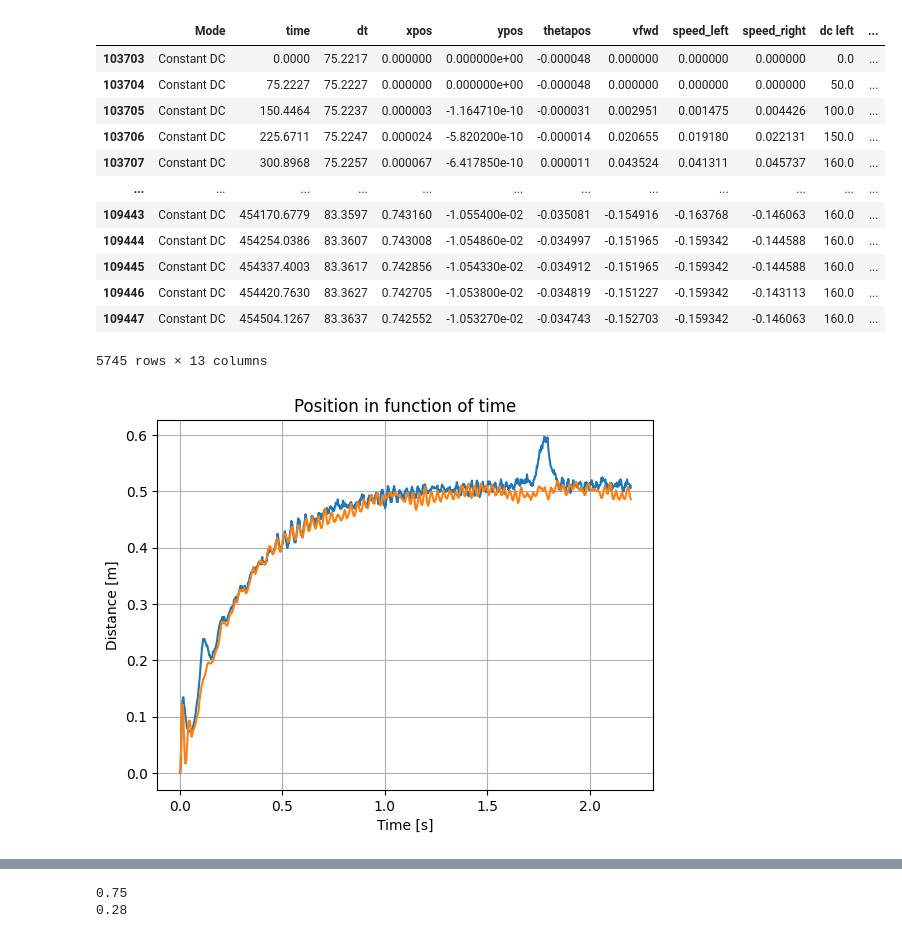
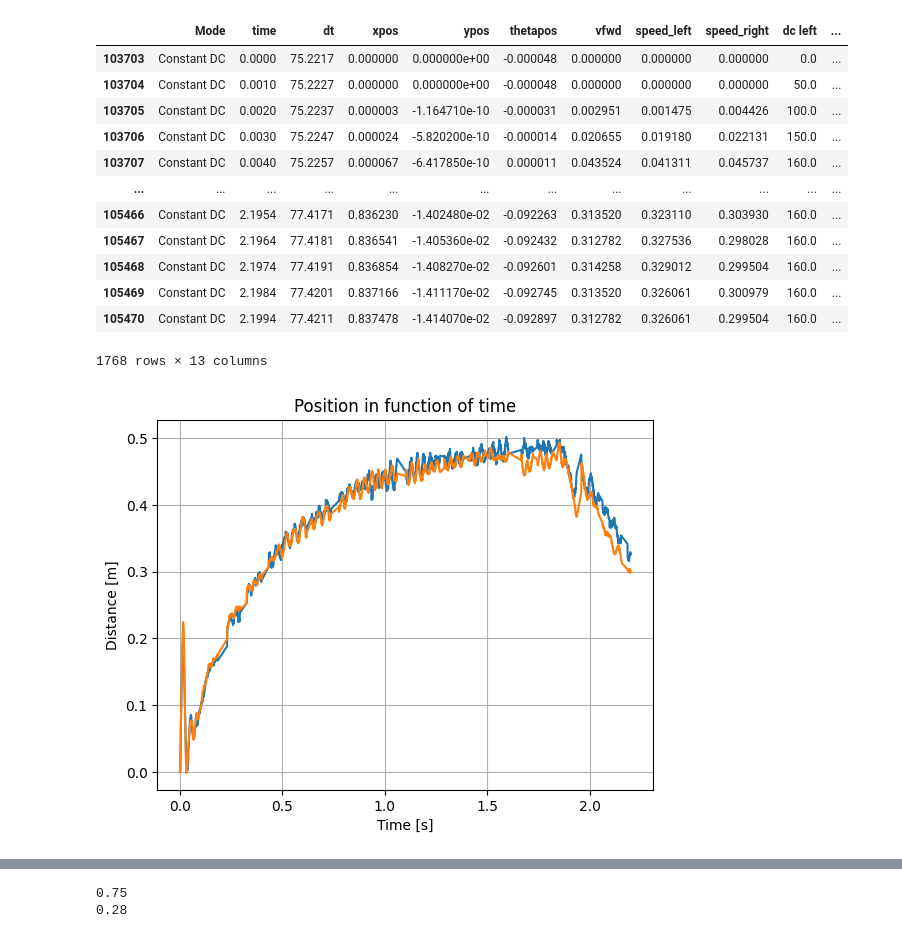
Before and after one commit to EthanD11/botlightyear, a Jupyter notebook: Teensy/OL_test/OLtest.ipynb, the cells around one changed output, grey strips where cells are left out. Cells and saved outputs as stored; diff of their text form; code cells hidden in the pictures.

```diff
--- a/Teensy/OL_test/OLtest.ipynb
+++ b/Teensy/OL_test/OLtest.ipynb
@@ -30,45 +30,45 @@ for i in range(ndata):
         current = re.sub("\nstate is.*", "\n", current, flags=re.S)
     try:
         splitted_data = current.strip().split("\n")
         mode = splitted_data[0].strip()
         data_mode[i] = mode
         data_np[:,i] = list(map(lambda x: float(x.split(" = ")[-1]), splitted_data[1:]))
 
     except:
         print("Error parsing sample number ", i, "\n")
         print(raw_data[i])
         print(current)
         break
 
 data = pd.DataFrame(data_np.T, columns=columns[1:])
 # data.insert(0,"time",np.cumsum(data["dt"]),False)
 data.insert(0,"time",data["dt"],False)
 data.insert(0,"Mode",data_mode,False)
 
 mask = data["Mode"] != "idle"
 t0 = data["time"][mask].iloc[0]
 
 data = data[mask]
 data.loc[:,"time"] = data["time"].iloc[:] - t0
-# mask = np.logical_and(mask, data["time"] <= 2.2)
+mask = np.logical_and(mask, data["time"] <= 2.2)
 data = data[mask]
 data
 data
 data
 # %% [output]
 |  | Mode | time | dt | xpos | ypos | thetapos | vfwd | speed_left | speed_right | dc left | ... |
 | 103703 | Constant DC | 0.0000 | 75.2217 | 0.000000 | 0.000000e+00 | -0.000048 | 0.000000 | 0.000000 | 0.000000 | 0.0 | ... |
-| 103704 | Constant DC | 75.2227 | 75.2227 | 0.000000 | 0.000000e+00 | -0.000048 | 0.000000 | 0.000000 | 0.000000 | 50.0 | ... |
-| 103705 | Constant DC | 150.4464 | 75.2237 | 0.000003 | -1.164710e-10 | -0.000031 | 0.002951 | 0.001475 | 0.004426 | 100.0 | ... |
-| 103706 | Constant DC | 225.6711 | 75.2247 | 0.000024 | -5.820200e-10 | -0.000014 | 0.020655 | 0.019180 | 0.022131 | 150.0 | ... |
-| 103707 | Constant DC | 300.8968 | 75.2257 | 0.000067 | -6.417850e-10 | 0.000011 | 0.043524 | 0.041311 | 0.045737 | 160.0 | ... |
+| 103704 | Constant DC | 0.0010 | 75.2227 | 0.000000 | 0.000000e+00 | -0.000048 | 0.000000 | 0.000000 | 0.000000 | 50.0 | ... |
+| 103705 | Constant DC | 0.0020 | 75.2237 | 0.000003 | -1.164710e-10 | -0.000031 | 0.002951 | 0.001475 | 0.004426 | 100.0 | ... |
+| 103706 | Constant DC | 0.0030 | 75.2247 | 0.000024 | -5.820200e-10 | -0.000014 | 0.020655 | 0.019180 | 0.022131 | 150.0 | ... |
+| 103707 | Constant DC | 0.0040 | 75.2257 | 0.000067 | -6.417850e-10 | 0.000011 | 0.043524 | 0.041311 | 0.045737 | 160.0 | ... |
 | ... | ... | ... | ... | ... | ... | ... | ... | ... | ... | ... | ... |
-| 109443 | Constant DC | 454170.6779 | 83.3597 | 0.743160 | -1.055400e-02 | -0.035081 | -0.154916 | -0.163768 | -0.146063 | 160.0 | ... |
-| 109444 | Constant DC | 454254.0386 | 83.3607 | 0.743008 | -1.054860e-02 | -0.034997 | -0.151965 | -0.159342 | -0.144588 | 160.0 | ... |
-| 109445 | Constant DC | 454337.4003 | 83.3617 | 0.742856 | -1.054330e-02 | -0.034912 | -0.151965 | -0.159342 | -0.144588 | 160.0 | ... |
-| 109446 | Constant DC | 454420.7630 | 83.3627 | 0.742705 | -1.053800e-02 | -0.034819 | -0.151227 | -0.159342 | -0.143113 | 160.0 | ... |
-| 109447 | Constant DC | 454504.1267 | 83.3637 | 0.742552 | -1.053270e-02 | -0.034743 | -0.152703 | -0.159342 | -0.146063 | 160.0 | ... |
+| 105466 | Constant DC | 2.1954 | 77.4171 | 0.836230 | -1.402480e-02 | -0.092263 | 0.313520 | 0.323110 | 0.303930 | 160.0 | ... |
+| 105467 | Constant DC | 2.1964 | 77.4181 | 0.836541 | -1.405360e-02 | -0.092432 | 0.312782 | 0.327536 | 0.298028 | 160.0 | ... |
+| 105468 | Constant DC | 2.1974 | 77.4191 | 0.836854 | -1.408270e-02 | -0.092601 | 0.314258 | 0.329012 | 0.299504 | 160.0 | ... |
+| 105469 | Constant DC | 2.1984 | 77.4201 | 0.837166 | -1.411170e-02 | -0.092745 | 0.313520 | 0.326061 | 0.300979 | 160.0 | ... |
+| 105470 | Constant DC | 2.1994 | 77.4211 | 0.837478 | -1.414070e-02 | -0.092897 | 0.312782 | 0.326061 | 0.299504 | 160.0 | ... |
-5745 rows × 13 columns
+1768 rows × 13 columns
 # %%
 plt.title("Position in function of time")
 plt.plot(data["time"], data["speed_left"], label="x")
@@ -79,7 +79,7 @@ plt.ylabel("Distance [m]")
 plt.grid()
 plt.show()
 # %% [output]
-[figure, old version]
+[figure, new version]
 # %%
 plt.title("Trajectory")
 plt.plot(data["xpos"], data["ypos"])
```
Also changed, not shown: parts of 2 cells of this notebook, 5 other files.
